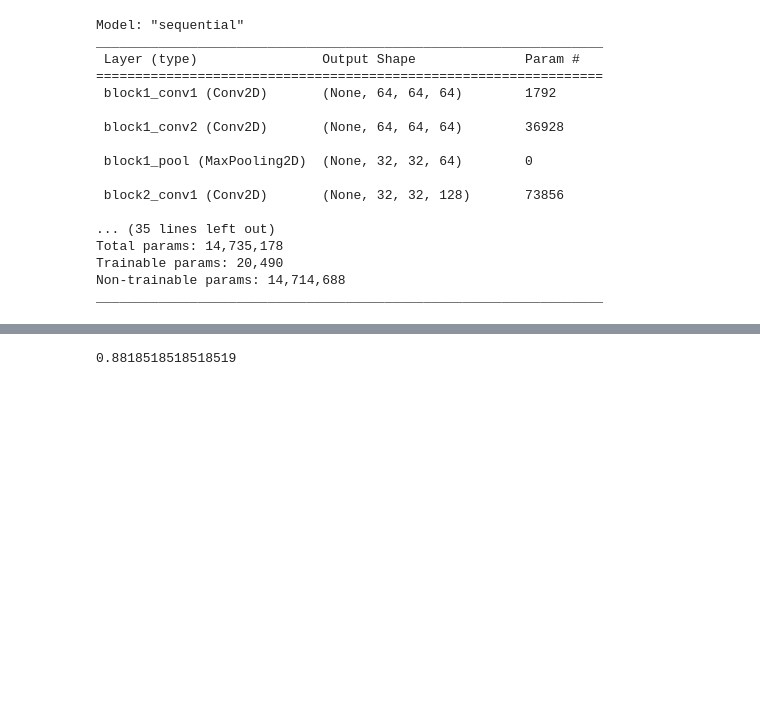
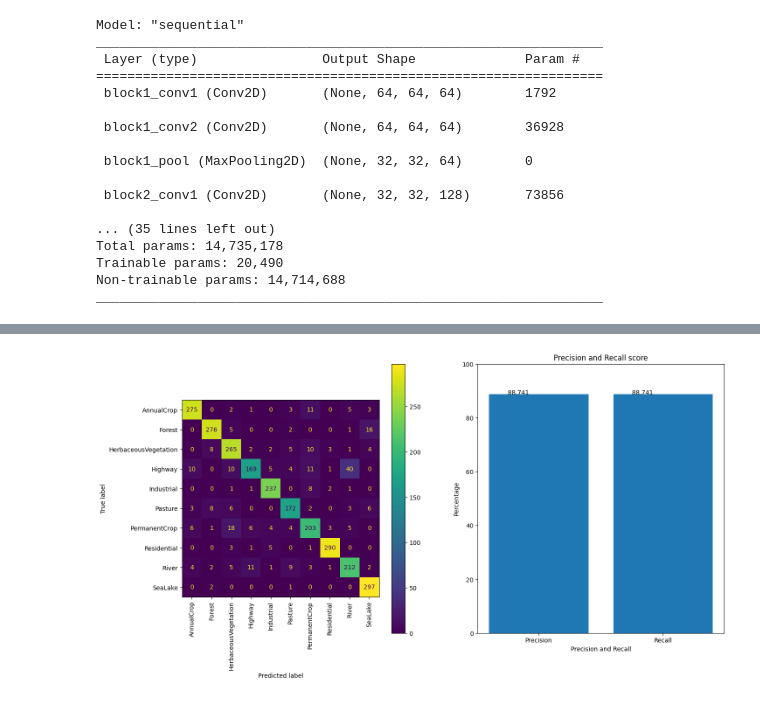
Before and after one commit to thaiVL/land-classification, a Jupyter notebook: src/VGG16_Model.ipynb, the cells around one changed output, grey strips where cells are left out. Drawn from its saved outputs; the diff is of its cells as text; code cells hidden in the pictures; blank space fills up the shorter version.

```diff
--- a/src/VGG16_Model.ipynb
+++ b/src/VGG16_Model.ipynb
@@ -157,6 +187,12 @@ y_prediction = np.argmax(prediction, axis=1)
-# %%
-correct = y_test == y_prediction
-accuracy = np.sum(correct)/2700
-accuracy
-# %% [output]
-0.8818518518518519
+# %%
+correct = y_test == y_prediction
+test_accuracy = np.sum(correct)/len(y_test)
+p_score = precision_score(y_true=y_test, y_pred=y_prediction, average="micro")
+r_score = recall_score(y_true=y_test, y_pred=y_prediction, average="micro")
+conf_matrix = confusion_matrix(y_test, y_prediction)
+# %%
+fig, axes = plt.subplots(1, 2, figsize=(16,8))
+ConfusionMatrixDisplay.from_predictions(y_test, y_prediction, display_labels=Label.label_mappings(), xticks_rotation="vertical", ax=axes[0])
+util.plot_recall_precision(axes[1], p_score, r_score)
+# %% [output]
+[figure, added]
```
Also changed, not shown: parts of 6 cells of this notebook, 3 other files.
